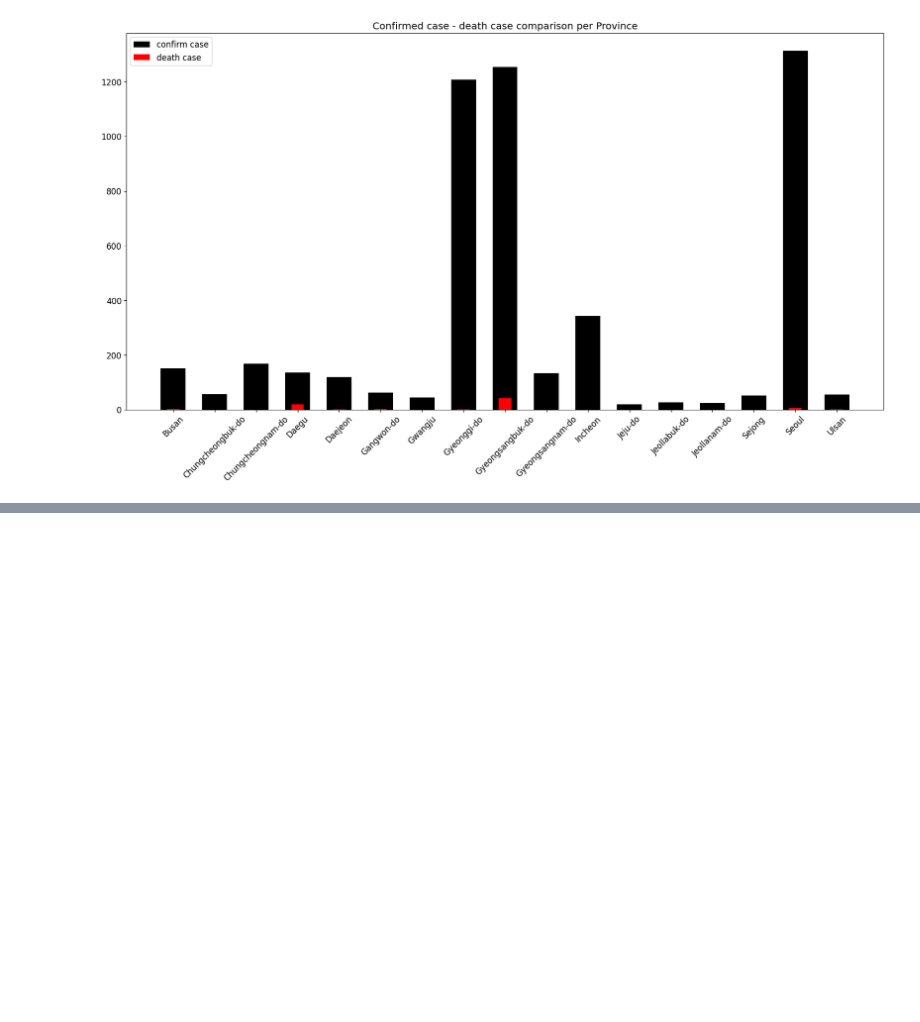
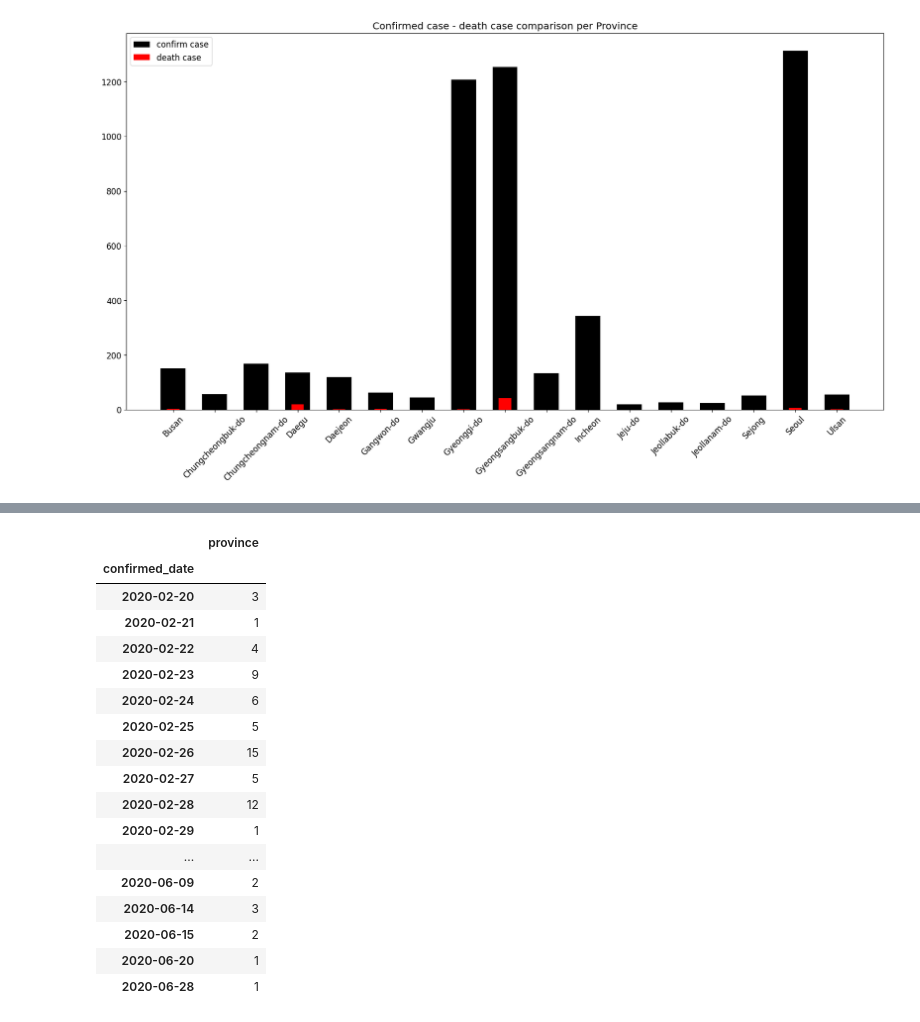
Before and after one commit to zzozzo/Datathon, a Jupyter notebook: data1.ipynb, the cells around one changed output, grey strips where cells are left out. Saved outputs shown, nothing was run; the diff lists cells and outputs as text; code cells hidden in the pictures; blank space fills up the shorter version.

```diff
--- a/data1.ipynb
+++ b/data1.ipynb
@@ -1435,3 +1436,7 @@ plt.legend(loc='upper left')
 plt.show()
 # %% [output]
 [figure]
+# %%
+day_prv = PI_df.iloc[:,[4,10]]
+day_prv["confirmed_date"] = pd.to_datetime(day_prv["confirmed_date"])
+day_prv[day_prv['confirmed_date'].isnull()]
@@ -1437,0 +1448,3 @@ plt.show()
+# %%
+day_prv = day_prv.drop(axis = 0,index = [4730,4731,4732])
+day_prv[day_prv['confirmed_date'].isnull()]
@@ -1437,0 +1485,25 @@ plt.show()
+# %%
+#경상남도 일일 확진자 수
+
+gyeongsangnam = day_prv.loc[day_prv.province == 'Gyeongsangnam-do']
+gyeongsangnam = gyeongsangnam.groupby(['confirmed_date']).count()
+gyeongsangnam
+# %% [output]
+|  | province |
+| confirmed_date |  |
+| 2020-02-20 | 3 |
+| 2020-02-21 | 1 |
+| 2020-02-22 | 4 |
+| 2020-02-23 | 9 |
+| 2020-02-24 | 6 |
+| 2020-02-25 | 5 |
+| 2020-02-26 | 15 |
+| 2020-02-27 | 5 |
+| 2020-02-28 | 12 |
+| 2020-02-29 | 1 |
+| ... | ... |
+| 2020-06-09 | 2 |
+| 2020-06-14 | 3 |
+| 2020-06-15 | 2 |
+| 2020-06-20 | 1 |
+| 2020-06-28 | 1 |
```
Also changed, not shown: parts of 47 cells of this notebook.
